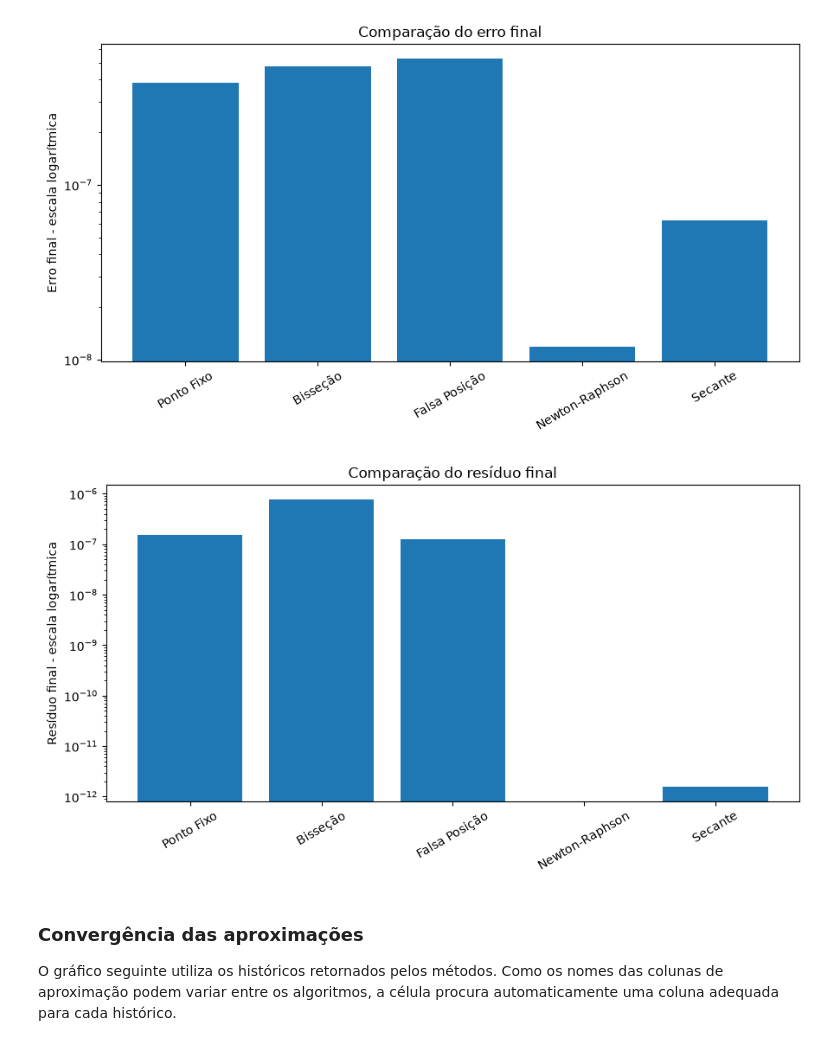
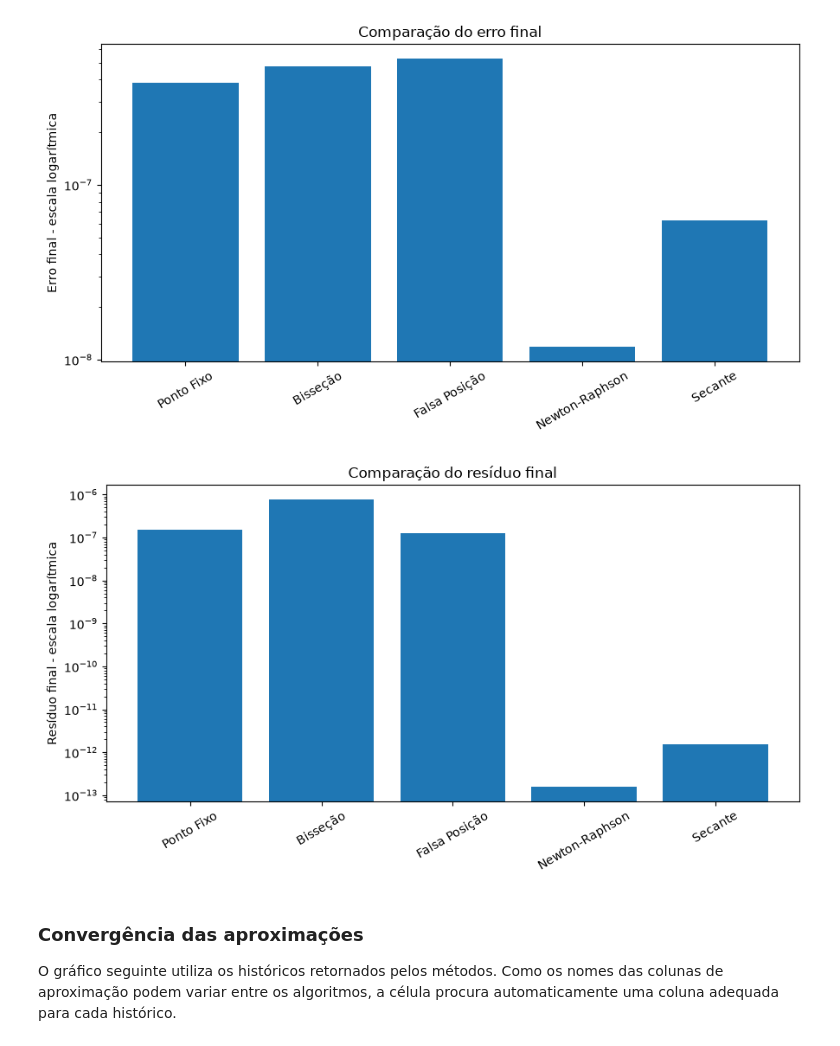
Before and after one commit to Amanda-Aziz/Projeto-de-Metodos-Num, a Jupyter notebook: notebooks/aplicacao_analise_comparativa_metodos_numericos.ipynb, the cells around one changed output. Cells and saved outputs as stored; diff of their text form; code cells hidden in the pictures.

Commit message:
ajustes_finalizads

```diff
--- a/notebooks/aplicacao_analise_comparativa_metodos_numericos.ipynb
+++ b/notebooks/aplicacao_analise_comparativa_metodos_numericos.ipynb
@@ -1108,19 +1128,33 @@ plt.show()
 # %% [output]
 [figure]
 # %%
+residuos_grafico = tabela_comparativa["Resíduo final"].copy()
+
+menor_positivo = residuos_grafico[residuos_grafico > 0].min()
+
+residuos_grafico = residuos_grafico.replace(
+    0,
+    menor_positivo / 10
+)
+
 plt.figure(figsize=(9, 5))
+
 plt.bar(
     tabela_comparativa["Método"],
-    tabela_comparativa["Resíduo final"]
+    residuos_grafico
 )
+
 plt.yscale("log")
+
 plt.ylabel("Resíduo final - escala logarítmica")
 plt.title("Comparação do resíduo final")
+
 plt.xticks(rotation=30)
+
 plt.tight_layout()
 plt.show()
 # %% [output]
-[figure, old version]
+[figure, new version]
 # %% [markdown]
 ### Convergência das aproximações
 
```
Also changed, not shown: parts of 8 cells of this notebook.
